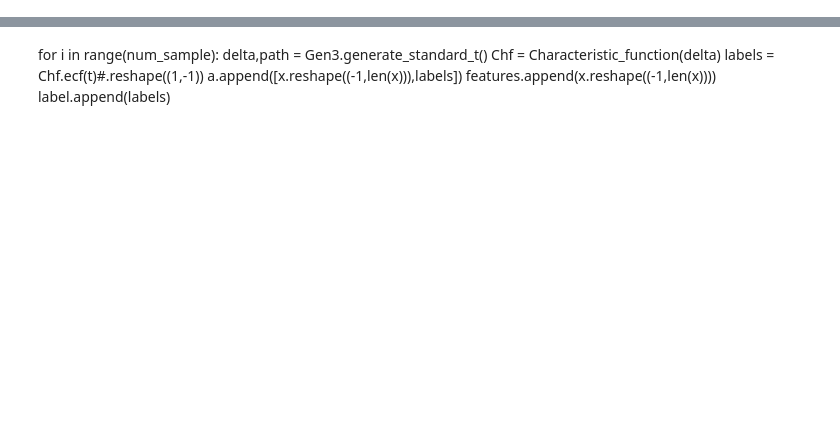
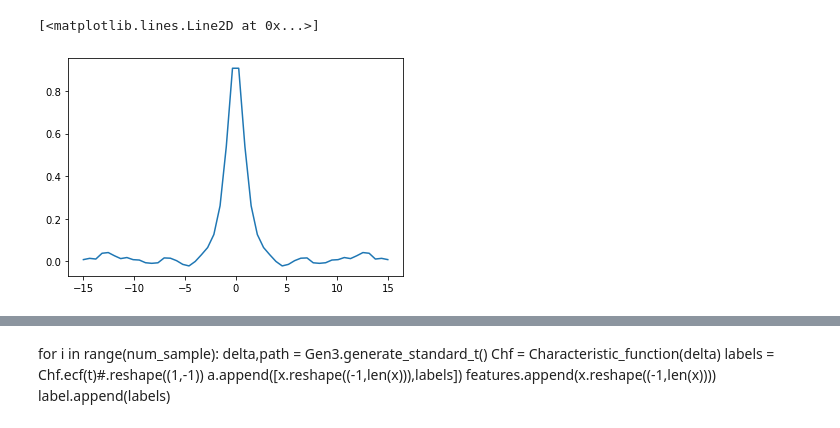
Before and after one commit to LeeShuaiyu/Test, a Jupyter notebook: version_1125.ipynb, the cells around one changed output, grey strips where cells are left out. Drawn from its saved outputs; the diff is of its cells as text; code cells hidden in the pictures; blank space fills up the shorter version.

```diff
--- a/version_1125.ipynb
+++ b/version_1125.ipynb
@@ -135,10 +143,10 @@ class Characteristic_function:
                 R[j,1] = s
         return R
 # %%
-num_feature = 20
-range_feature = 10
-num_t = 10
-range_t = 5
+num_feature = 200
+range_feature = 20
+num_t = 50
+range_t = 15
 num_labels = num_t
 num_sample = 15
 total = num_sample*num_feature
@@ -161,3 +169,9 @@ for i in range(num_sample):
     labels = Chf.ecf(t)
     label+=labels
     features+=x
+# %%
+real = real[0:50]
+plt.plot(t,real)
+# %% [output]
+[<matplotlib.lines.Line2D at 0x...>]
+[figure, added]
```
Also changed, not shown: parts of 15 cells of this notebook.
